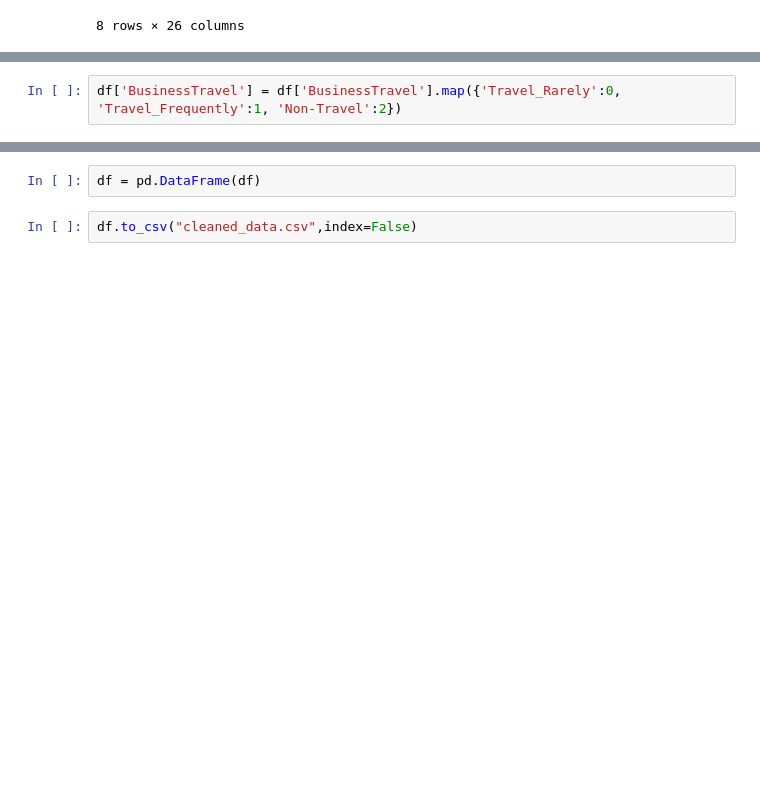
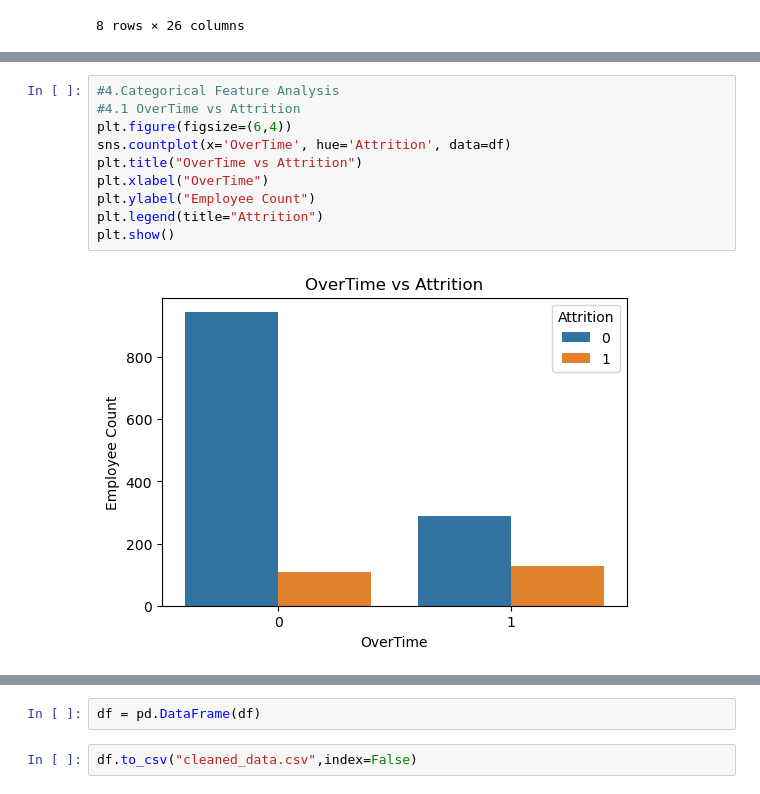
Before and after one commit to tamilselvinp/Employee-Attrition-Analysis-and-Prediction, a Jupyter notebook: employee.ipynb, the cells around one changed output, grey strips where cells are left out. Drawn from its saved outputs; the diff is of its cells as text; blank space fills up the shorter version.

```diff
--- a/employee.ipynb
+++ b/employee.ipynb
@@ -242,2 +201,0 @@ array(['Travel_Rarely', 'Travel_Frequently', 'Non-Travel'], dtype=object)
-# %%
-df['BusinessTravel'] = df['BusinessTravel'].map({'Travel_Rarely':0, 'Travel_Frequently':1, 'Non-Travel':2})
@@ -1116,0 +287,12 @@ df
+# %%
+#4.Categorical Feature Analysis
+#4.1 OverTime vs Attrition
+plt.figure(figsize=(6,4))
+sns.countplot(x='OverTime', hue='Attrition', data=df)
+plt.title("OverTime vs Attrition")
+plt.xlabel("OverTime")
+plt.ylabel("Employee Count")
+plt.legend(title="Attrition")
+plt.show()
+# %% [output]
+[figure, added]
```
Also changed, not shown: parts of 182 cells of this notebook, 1 other file.
